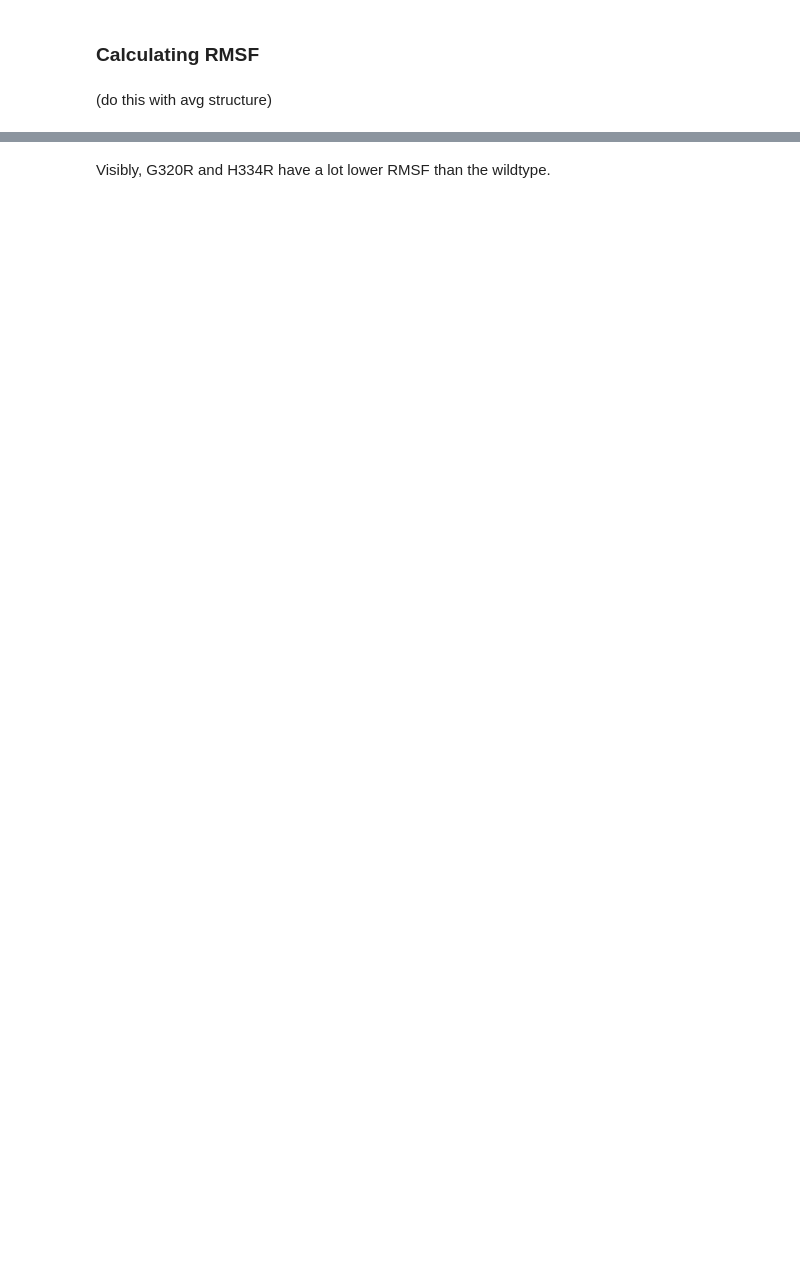
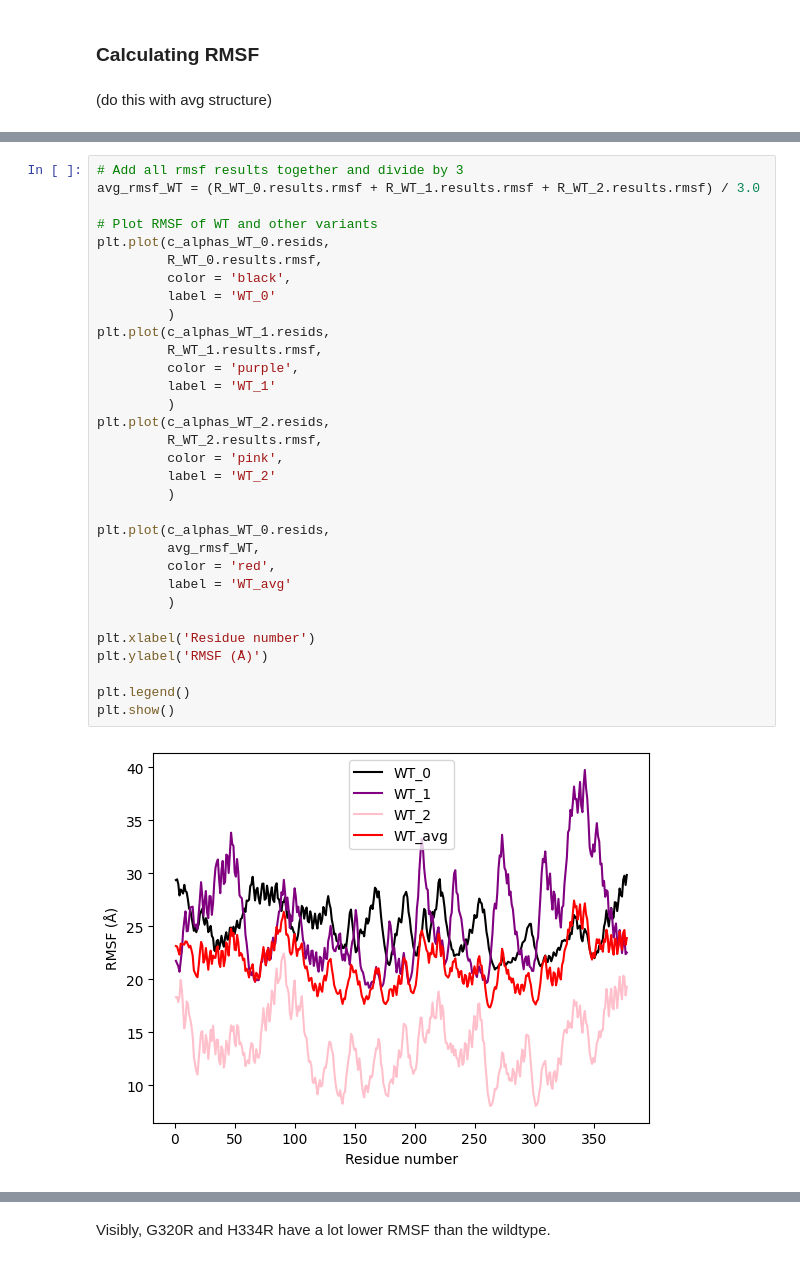
Before and after one commit to YamilaTimmer/molecular-dynamics-HDAC8, a Jupyter notebook: molecular-dynamics-HDAC8.ipynb, the cells around one changed output, grey strips where cells are left out. Saved outputs shown, nothing was run; the diff lists cells and outputs as text; blank space fills up the shorter version.

```diff
--- a/molecular-dynamics-HDAC8.ipynb
+++ b/molecular-dynamics-HDAC8.ipynb
@@ -279,0 +375,34 @@ NameError: name 'c_alphas_WT' is not defined
+# %%
+# Add all rmsf results together and divide by 3
+avg_rmsf_WT = (R_WT_0.results.rmsf + R_WT_1.results.rmsf + R_WT_2.results.rmsf) / 3.0
+
+# Plot RMSF of WT and other variants
+plt.plot(c_alphas_WT_0.resids,
+         R_WT_0.results.rmsf,
+         color = 'black',
+         label = 'WT_0'
+         )
+plt.plot(c_alphas_WT_1.resids,
+         R_WT_1.results.rmsf,
+         color = 'purple',
+         label = 'WT_1'
+         )
+plt.plot(c_alphas_WT_2.resids,
+         R_WT_2.results.rmsf,
+         color = 'pink',
+         label = 'WT_2'
+         )
+
+plt.plot(c_alphas_WT_0.resids,
+         avg_rmsf_WT,
+         color = 'red',
+         label = 'WT_avg'
+         )
+
+plt.xlabel('Residue number')
+plt.ylabel('RMSF (Å)')
+
+plt.legend()
+plt.show()
+# %% [output]
+[figure, added]
```
Also changed, not shown: parts of 18 cells of this notebook.
